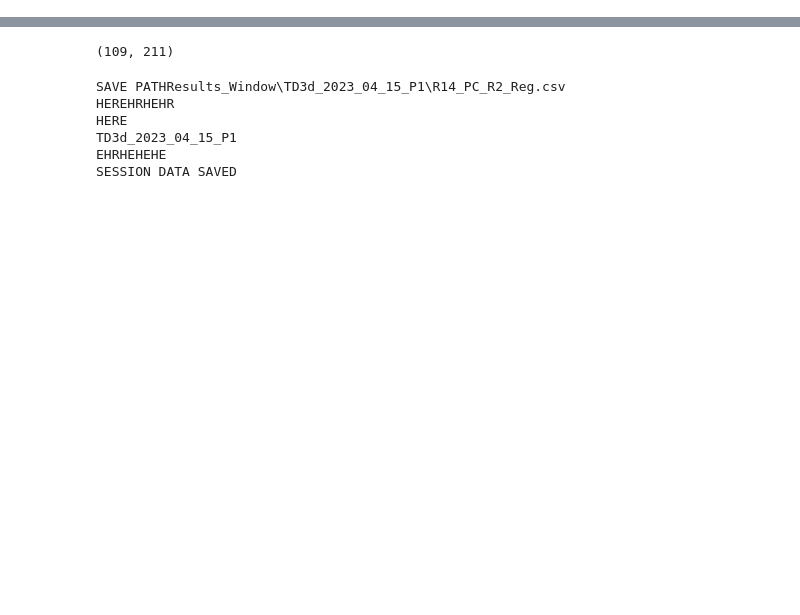
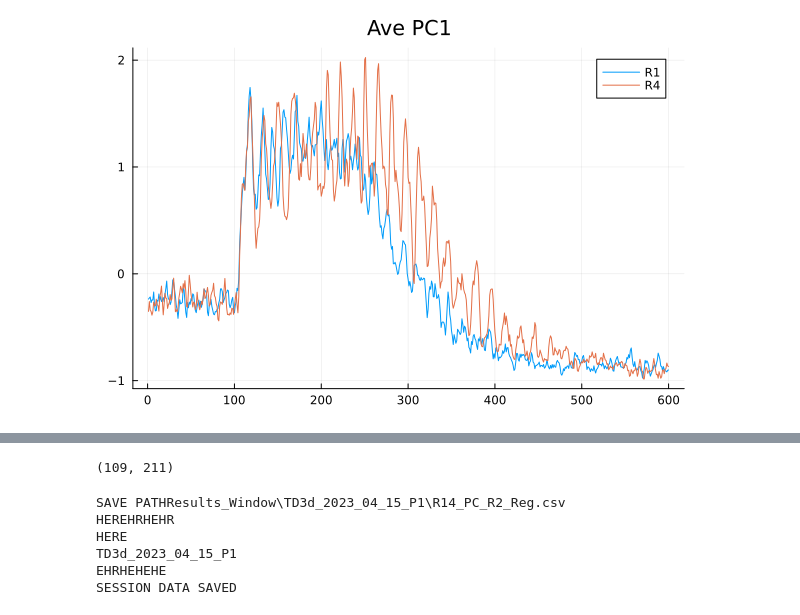
Before and after one commit to ZachLoschin/Encoder_Analysis, a Jupyter notebook: Julia/Switching_Encoder_LickWindow_SingleTrial.ipynb, the cells around one changed output, grey strips where cells are left out. Saved outputs shown, nothing was run; the diff lists cells and outputs as text; code cells hidden in the pictures; blank space fills up the shorter version.

```diff
--- a/Julia/Switching_Encoder_LickWindow_SingleTrial.ipynb
+++ b/Julia/Switching_Encoder_LickWindow_SingleTrial.ipynb
@@ -105,3 +68,11 @@ LRCs_R1[34]
+# %%
+R1_Ave = average_PCs(PCA_P1_R1)
+R4_Ave = average_PCs(PCA_P1_R4)
+plot(R1_Ave[:,1], label="R1")
+plot!(R4_Ave[:,1], label="R4")
+title!("Ave PC1")
+# %% [output]
+[figure, added]
 # %%
 trial = 1
 plot(PCA_P1_R1_Cut[trial][:,1])
```
Also changed, not shown: parts of 19 cells of this notebook, 1 other file.
